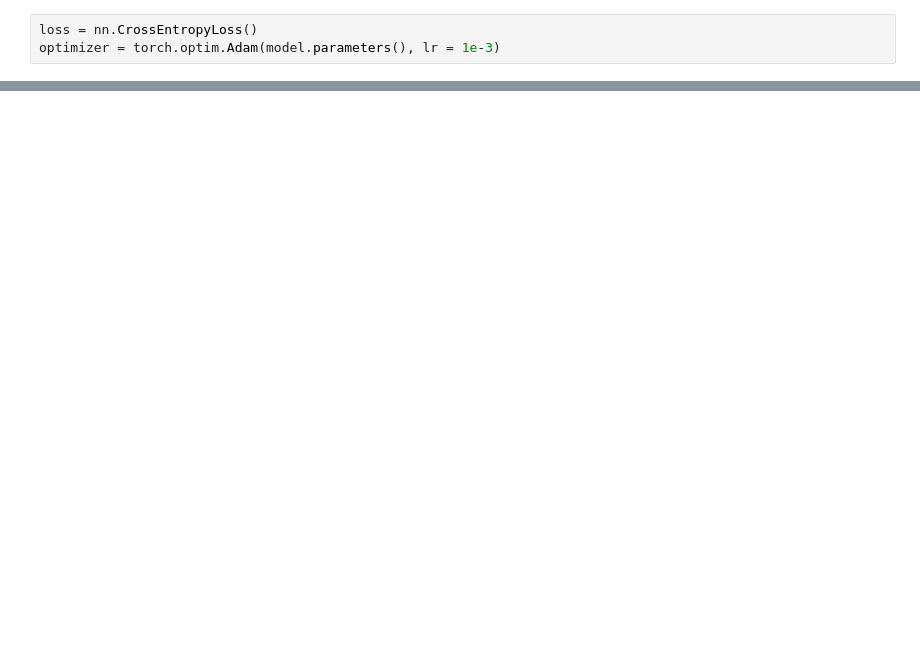
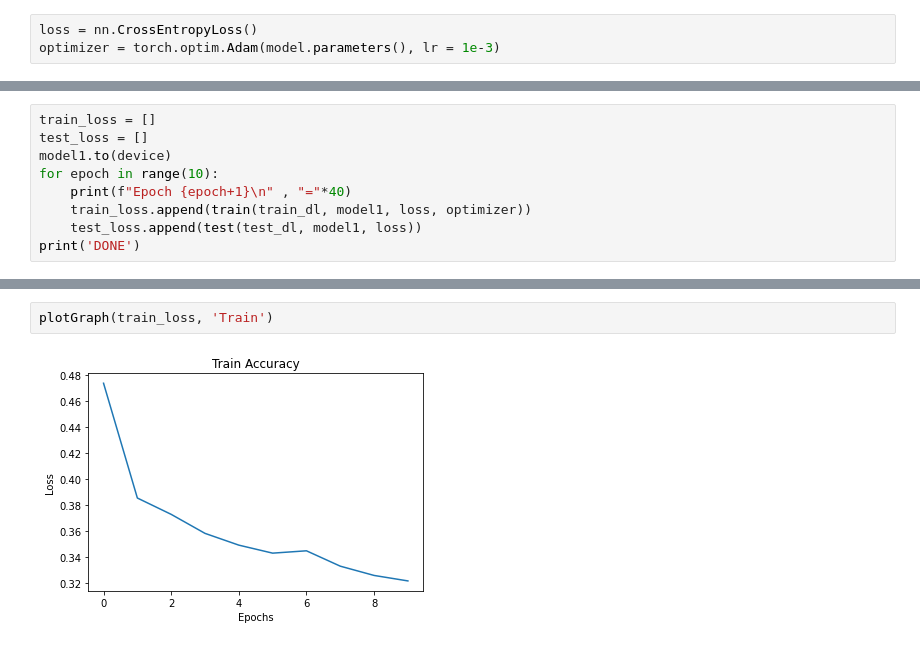
Before and after one commit to Hemanthhari2000/pytorch_basics, a Jupyter notebook: FashionMNIST_PyTorch/fashionMNIST.ipynb, the cells around one changed output, grey strips where cells are left out. Saved outputs shown, nothing was run; the diff lists cells and outputs as text; blank space fills up the shorter version.

```diff
--- a/FashionMNIST_PyTorch/fashionMNIST.ipynb
+++ b/FashionMNIST_PyTorch/fashionMNIST.ipynb
@@ -196,0 +268,9 @@ optimizer = torch.optim.Adam(model.parameters(), lr = 1e-3)
+# %%
+train_loss = []
+test_loss = []
+model1.to(device)
+for epoch in range(10):
+    print(f"Epoch {epoch+1}\n" , "="*40)
+    train_loss.append(train(train_dl, model1, loss, optimizer))
+    test_loss.append(test(test_dl, model1, loss))
+print('DONE')
@@ -196,0 +295,4 @@ optimizer = torch.optim.Adam(model.parameters(), lr = 1e-3)
+# %%
+plotGraph(train_loss, 'Train')
+# %% [output]
+[figure, added]
```
Also changed, not shown: parts of 20 cells of this notebook.
